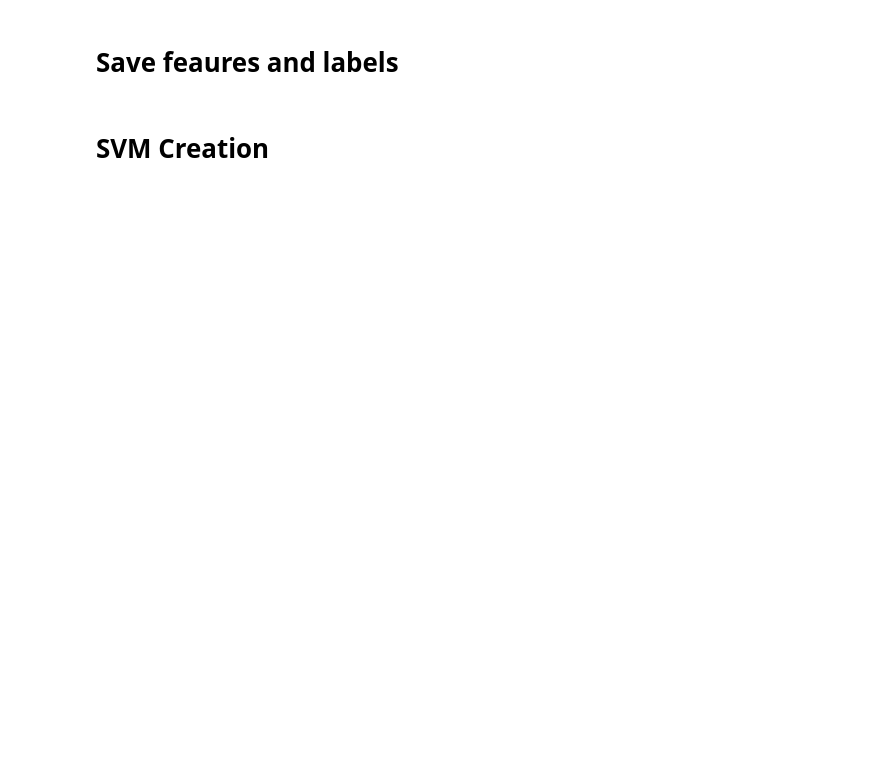
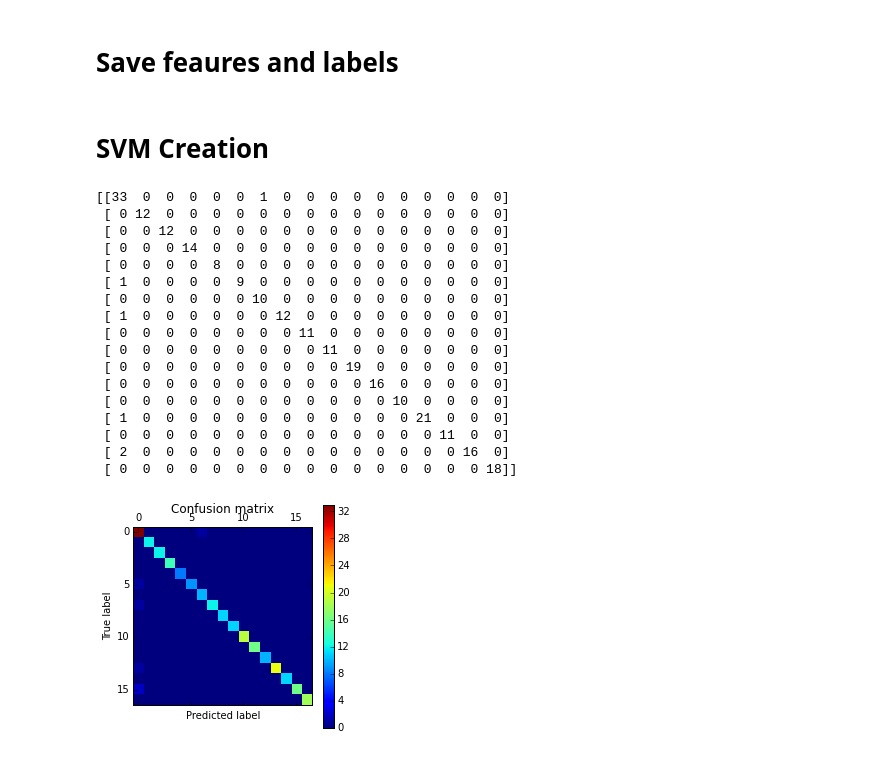
Before and after one commit to eMuseum/recon-training, a Jupyter notebook: TrainNet.ipynb, the cells around one changed output. Cells and saved outputs as stored; diff of their text form; code cells hidden in the pictures; blank space fills up the shorter version.

```diff
--- a/TrainNet.ipynb
+++ b/TrainNet.ipynb
@@ -26,12 +26,15 @@ import caffe
 Setup Caffe
 ===========
 # %%
+m = np.load(join(caffe_root, 'python/caffe/imagenet/ilsvrc_2012_mean.npy'))
+m = m[:, 0:227, 0:227]
+
 # Use the classifier provided by Caffe
 MODEL_FILE = join(caffe_root, 'models/bvlc_reference_caffenet/deploy.prototxt')
 PRETRAINED = join(caffe_root, 'models/bvlc_reference_caffenet/bvlc_reference_caffenet.caffemodel')
 
 net = caffe.Classifier(MODEL_FILE, PRETRAINED,
-                       mean=np.load(join(caffe_root, 'python/caffe/imagenet/ilsvrc_2012_mean.npy')),
+                       mean=m,
                        channel_swap=(2,1,0),
                        raw_scale=255,
                        image_dims=(256, 256))
@@ -142,3 +145,48 @@ clf.fit(data, y)
 with open(caffe_root + "/data/pis_12/clf", "wb+") as f:
     pickle.dump(clf, f)
     f.flush()
+# %%
+from sklearn import svm, datasets
+from sklearn.cross_validation import train_test_split
+from sklearn.metrics import confusion_matrix
+
+import matplotlib.pyplot as plt
+
+# Split the data into a training set and a test set
+X_train, X_test, y_train, y_test = train_test_split(data, y, random_state=1)
+
+# Run classifier
+classifier = svm.SVC(kernel='linear')
+y_pred = classifier.fit(X_train, y_train).predict(X_test)
+
+# Compute confusion matrix
+cm = confusion_matrix(y_test, y_pred)
+
+print(cm)
+
+# Show confusion matrix in a separate window
+plt.matshow(cm)
+plt.title('Confusion matrix')
+plt.colorbar()
+plt.ylabel('True label')
+plt.xlabel('Predicted label')
+plt.show()
+# %% [output]
+[[33  0  0  0  0  0  1  0  0  0  0  0  0  0  0  0  0]
+ [ 0 12  0  0  0  0  0  0  0  0  0  0  0  0  0  0  0]
+ [ 0  0 12  0  0  0  0  0  0  0  0  0  0  0  0  0  0]
+ [ 0  0  0 14  0  0  0  0  0  0  0  0  0  0  0  0  0]
+ [ 0  0  0  0  8  0  0  0  0  0  0  0  0  0  0  0  0]
+ [ 1  0  0  0  0  9  0  0  0  0  0  0  0  0  0  0  0]
+ [ 0  0  0  0  0  0 10  0  0  0  0  0  0  0  0  0  0]
+ [ 1  0  0  0  0  0  0 12  0  0  0  0  0  0  0  0  0]
+ [ 0  0  0  0  0  0  0  0 11  0  0  0  0  0  0  0  0]
+ [ 0  0  0  0  0  0  0  0  0 11  0  0  0  0  0  0  0]
+ [ 0  0  0  0  0  0  0  0  0  0 19  0  0  0  0  0  0]
+ [ 0  0  0  0  0  0  0  0  0  0  0 16  0  0  0  0  0]
+ [ 0  0  0  0  0  0  0  0  0  0  0  0 10  0  0  0  0]
+ [ 1  0  0  0  0  0  0  0  0  0  0  0  0 21  0  0  0]
+ [ 0  0  0  0  0  0  0  0  0  0  0  0  0  0 11  0  0]
+ [ 2  0  0  0  0  0  0  0  0  0  0  0  0  0  0 16  0]
+ [ 0  0  0  0  0  0  0  0  0  0  0  0  0  0  0  0 18]]
+[figure, added]
```
Also changed, not shown: parts of 1 cell of this notebook.
